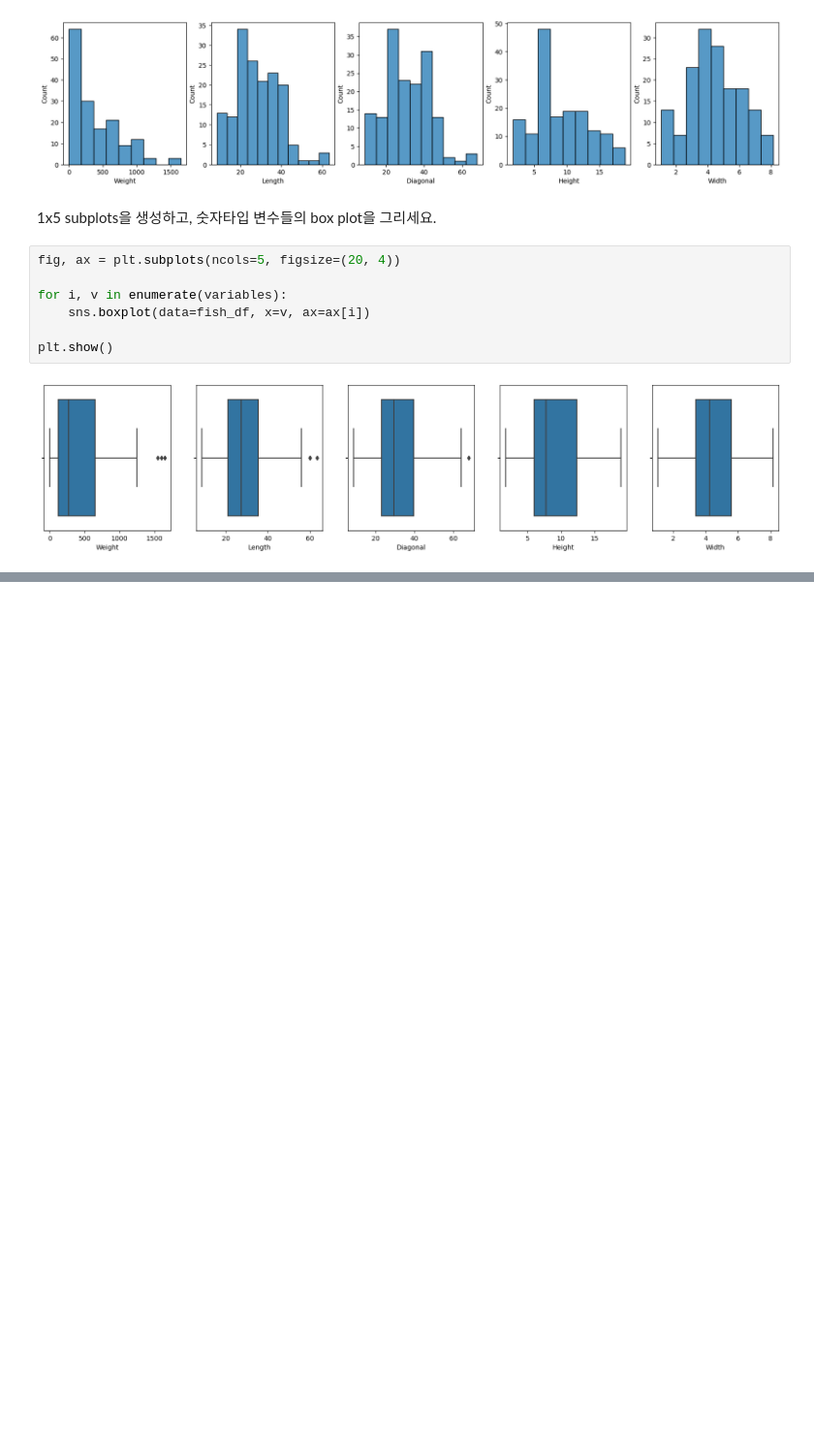
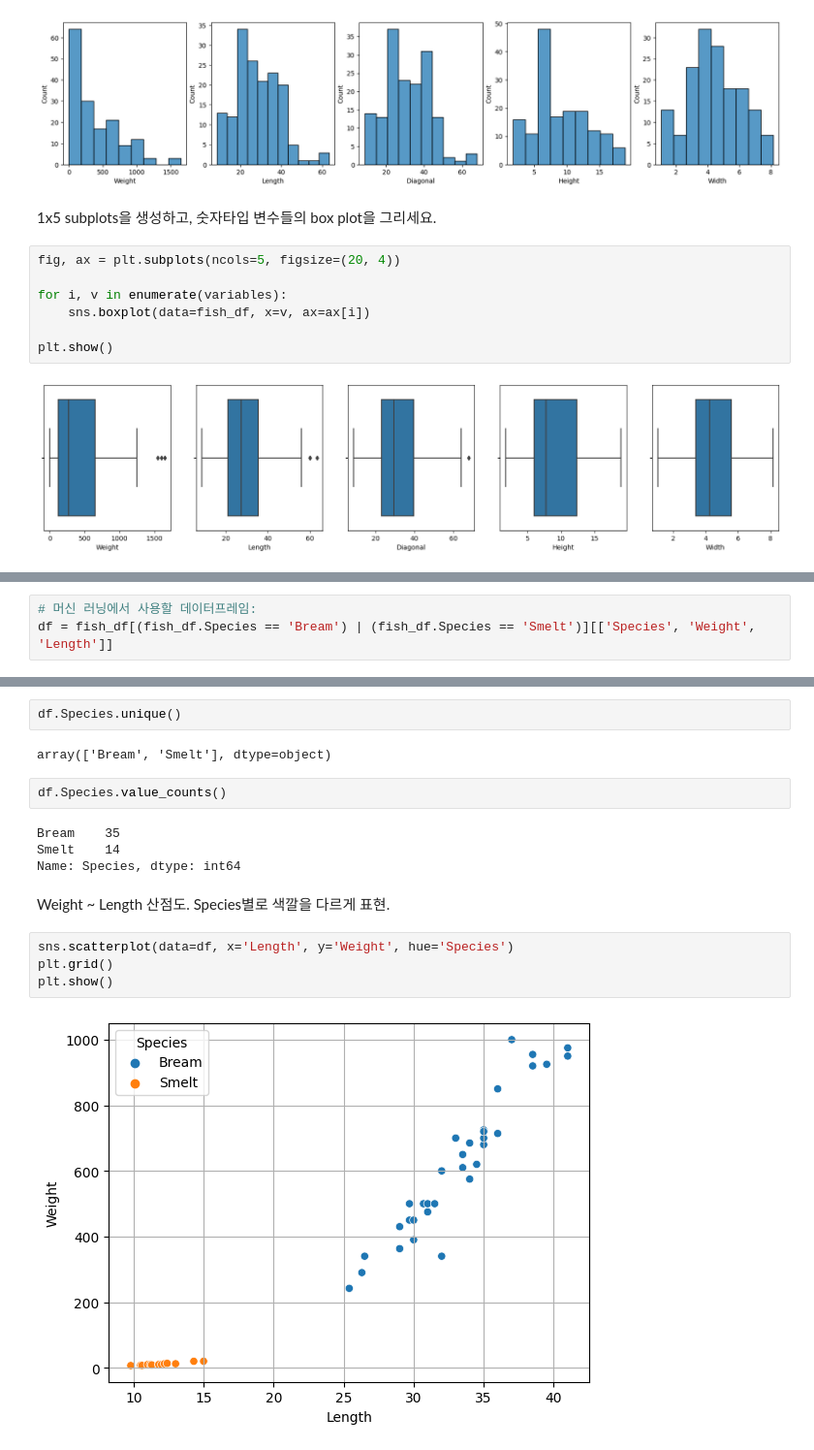
Before and after one commit to kiminhonawa/python, a Jupyter notebook: ml02_knn.ipynb, the cells around one changed output, grey strips where cells are left out. Shown at 97% size. Saved outputs shown, nothing was run; the diff lists cells and outputs as text; blank space fills up the shorter version.

```diff
--- a/ml02_knn.ipynb
+++ b/ml02_knn.ipynb
@@ -124,0 +151,3 @@ plt.show()
+# %%
+# 머신 러닝에서 사용할 데이터프레임:
+df = fish_df[(fish_df.Species == 'Bream') | (fish_df.Species == 'Smelt')][['Species', 'Weight', 'Length']]
@@ -124,0 +176,18 @@ plt.show()
+# %%
+df.Species.unique()
+# %% [output]
+array(['Bream', 'Smelt'], dtype=object)
+# %%
+df.Species.value_counts()
+# %% [output]
+Bream    35
+Smelt    14
+Name: Species, dtype: int64
+# %% [markdown]
+Weight ~ Length 산점도. Species별로 색깔을 다르게 표현.
+# %%
+sns.scatterplot(data=df, x='Length', y='Weight', hue='Species')
+plt.grid()
+plt.show()
+# %% [output]
+[figure, added]
```
Also changed, not shown: parts of 10 cells of this notebook.
